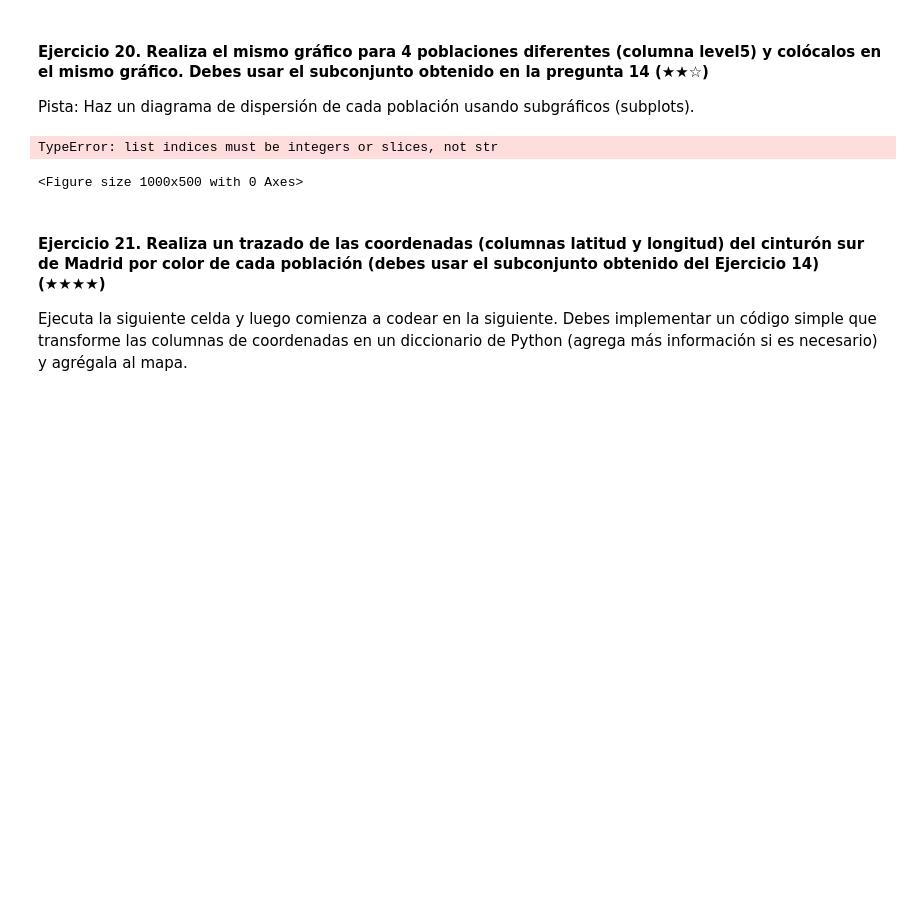
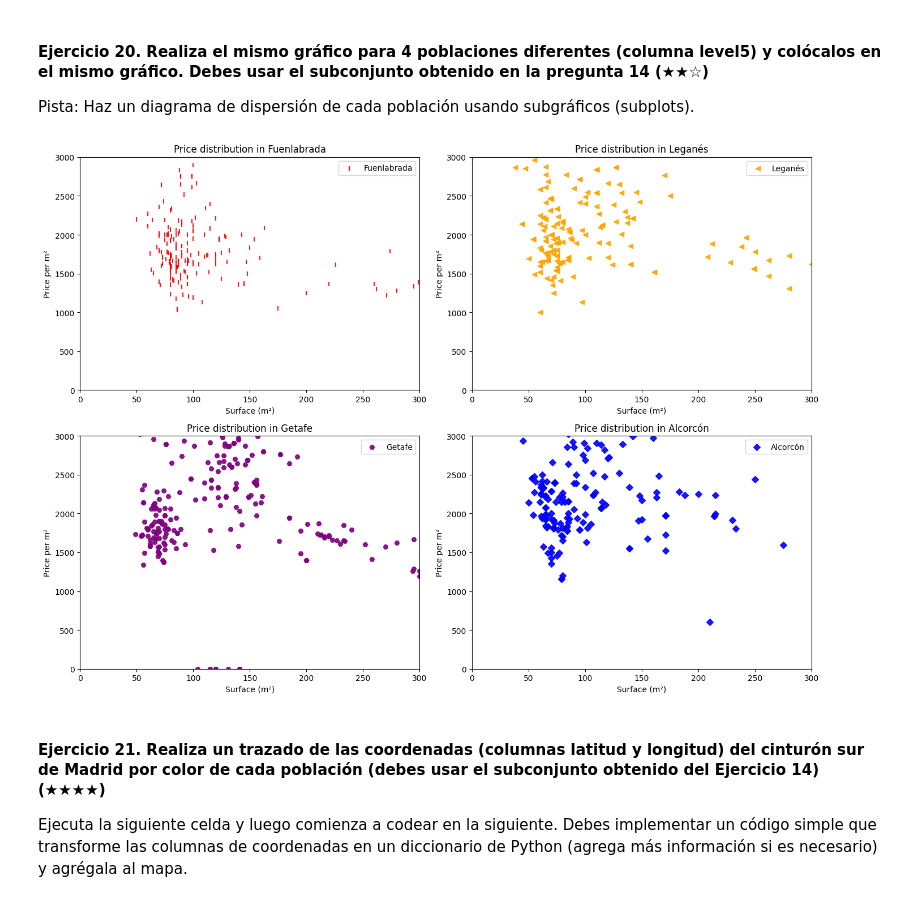
Before and after one commit to 4GeeksAcademy/1811---premiera-clase, a Jupyter notebook: project.es.ipynb, the cells around one changed output. Cells and saved outputs as stored; diff of their text form; code cells hidden in the pictures; blank space fills up the shorter version.

```diff
--- a/project.es.ipynb
+++ b/project.es.ipynb
@@ -469,24 +481,55 @@ Precio medio del metro cuadrado en Getafe: 2066.31
 Pista: Haz un diagrama de dispersión de cada población usando subgráficos (subplots).
 # %%
 # TODO
+#V1 --> le habia hecho todo dentro del mismo graf, sin usar subplot, ahora usamos, intento colores y marker :
 
-plt.figure(figsize = (10, 5))
+fig, axs = plt.subplots(2, 2, figsize=(14, 10))
 
-for city in cinturon_sur:
-    city_data = subconjunto_cinturonsur[subconjunto_cinturonsur['level5'] == city]
-    plt.scatter(city_data['surface'], city_data['pps'], alpha=0.6, label=city)
+#Fuenlabrada
+fuenlabrada_data = subc_cintsur[subc_cintsur['level5'] == 'Fuenlabrada']
+axs[0, 0].scatter(fuenlabrada_data['surface'], fuenlabrada_data['pps'], marker='|', color = 'red', alpha=0.9, label='Fuenlabrada')
+axs[0, 0].set_xlabel("Surface (m²)")
+axs[0, 0].set_ylabel("Price per m²")
+axs[0, 0].set_title("Price distribution in Fuenlabrada")
+axs[0, 0].set_xlim(0, 300)
+axs[0, 0].set_ylim(0, 3000)
+axs[0, 0].legend()
 
-x = cinturon_sur['surface']
-y = cinturon_sur['pps']
-plt.legend()
-plt.xlabel("Surface (m²)")
-plt.ylabel("Price per m²")
-plt.title("Price distribution per m² in the southern belt of Madrid")
+#Leganés
+leganes_data = subc_cintsur[subc_cintsur['level5'] == 'Leganés']
+axs[0, 1].scatter(leganes_data['surface'], leganes_data['pps'], marker='<', color = 'orange', alpha=0.9, label='Leganés')
+axs[0, 1].set_xlabel("Surface (m²)")
+axs[0, 1].set_ylabel("Price per m²")
+axs[0, 1].set_title("Price distribution in Leganés")
+axs[0, 1].set_xlim(0, 300)
+axs[0, 1].set_ylim(0, 3000)
+axs[0, 1].legend()
 
+#Getafe
+getafe_data = subc_cintsur[subc_cintsur['level5'] == 'Getafe']
+axs[1, 0].scatter(getafe_data['surface'], getafe_data['pps'], marker='H', color = 'purple', alpha=0.9, label='Getafe')
+axs[1, 0].set_xlabel("Surface (m²)")
+axs[1, 0].set_ylabel("Price per m²")
+axs[1, 0].set_title("Price distribution in Getafe")
+axs[1, 0].set_xlim(0, 300)
+axs[1, 0].set_ylim(0, 3000)
+axs[1, 0].legend()
+
+#Alcorcón
+alcorcon_data = subc_cintsur[subc_cintsur['level5'] == 'Alcorcón']
+axs[1, 1].scatter(alcorcon_data['surface'], alcorcon_data['pps'], marker='D', color = 'blue', alpha=0.9, label='Alcorcón')
+axs[1, 1].set_xlabel("Surface (m²)")
+axs[1, 1].set_ylabel("Price per m²")
+axs[1, 1].set_title("Price distribution in Alcorcón")
+axs[1, 1].set_xlim(0, 300)
+axs[1, 1].set_ylim(0, 3000)
+axs[1, 1].legend()
+
+
+plt.tight_layout()
 plt.show()
 # %% [output]
-TypeError: list indices must be integers or slices, not str
-<Figure size 1000x500 with 0 Axes>
+[figure, added]
 # %% [markdown]
 #### Ejercicio 21. Realiza un trazado de las coordenadas (columnas latitud y longitud) del cinturón sur de Madrid por color de cada población (debes usar el subconjunto obtenido del Ejercicio 14) (★★★★)
 
```
Also changed, not shown: parts of 13 cells of this notebook.
